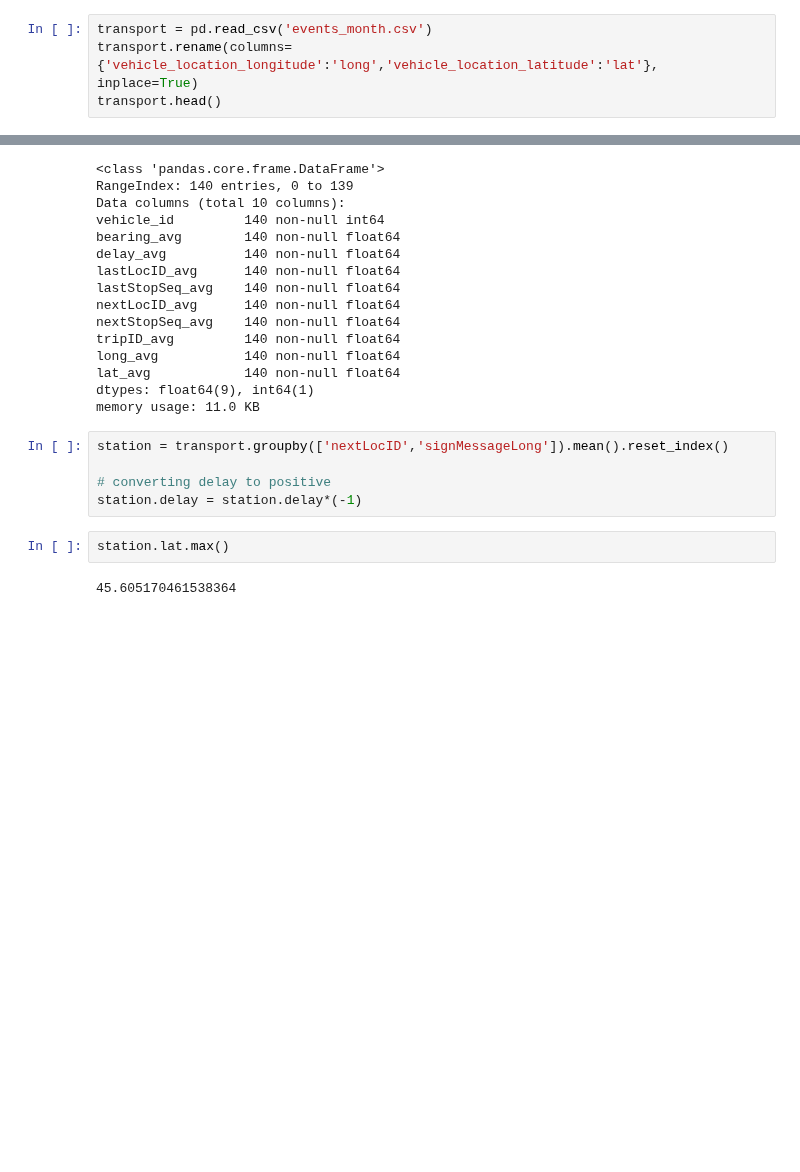
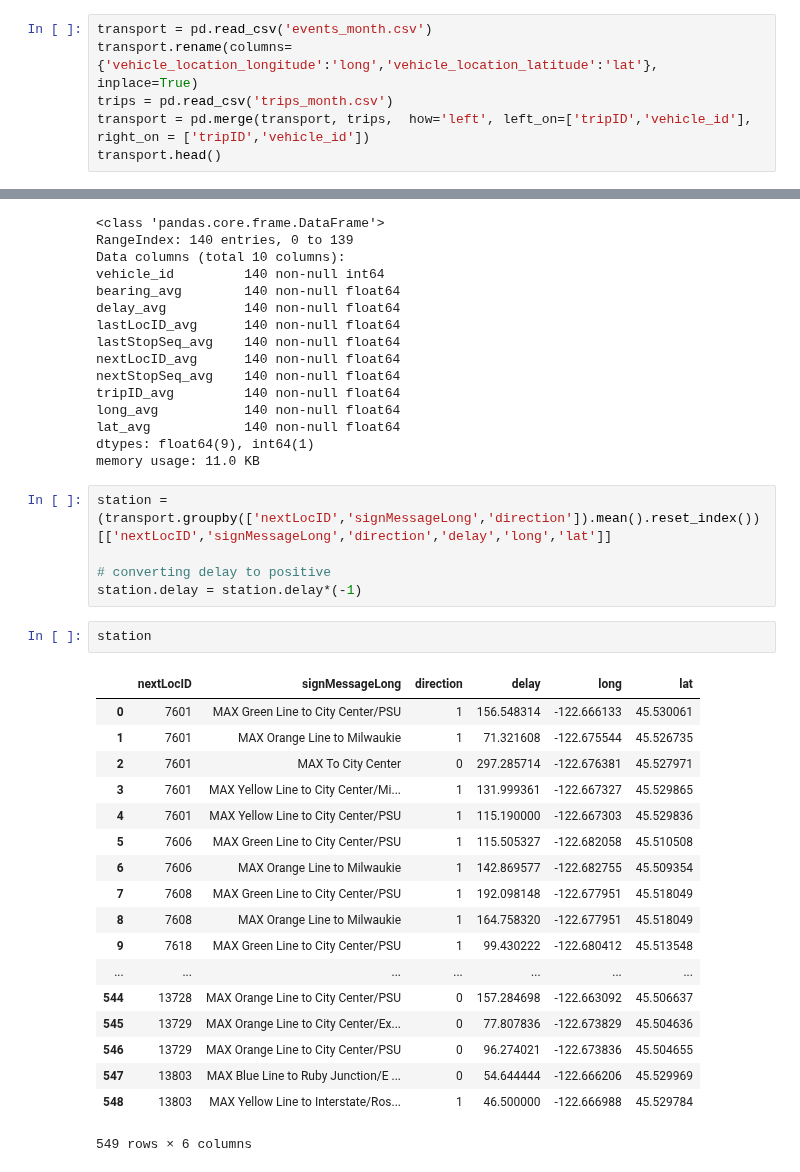
Before and after one commit to kimrharper/data_science_nltk, a Jupyter notebook: transport/station.ipynb, the cells around one changed output, grey strips where cells are left out. Saved outputs shown, nothing was run; the diff lists cells and outputs as text; blank space fills up the shorter version.

Commit message:
merged dfs and started train ride delay visualizations

```diff
--- a/transport/station.ipynb
+++ b/transport/station.ipynb
@@ -5,6 +5,8 @@ import plotly.graph_objs as go
 # %%
 transport = pd.read_csv('events_month.csv')
 transport.rename(columns={'vehicle_location_longitude':'long','vehicle_location_latitude':'lat'}, inplace=True)
+trips = pd.read_csv('trips_month.csv')
+transport = pd.merge(transport, trips,  how='left', left_on=['tripID','vehicle_id'], right_on = ['tripID','vehicle_id'])
 transport.head()
 # %% [output]
 |  | bearing | delay | timestamp | lastLocID | lastStopSeq | nextLocID | nextStopSeq | signMessageLong | tripID | ... |
@@ -83,11 +85,28 @@ lat_avg            140 non-null float64
 dtypes: float64(9), int64(1)
 memory usage: 11.0 KB
 # %%
-station = transport.groupby(['nextLocID','signMessageLong']).mean().reset_index()
+station = (transport.groupby(['nextLocID','signMessageLong','direction']).mean().reset_index())[['nextLocID','signMessageLong','direction','delay','long','lat']]
 
 # converting delay to positive
 station.delay = station.delay*(-1)
 # %%
-station.lat.max()
+station
 # %% [output]
+|  | nextLocID | signMessageLong | direction | delay | long | lat |
+| 0 | 7601 | MAX Green Line to City Center/PSU | 1 | 156.548314 | -122.666133 | 45.530061 |
+| 1 | 7601 | MAX Orange Line to Milwaukie | 1 | 71.321608 | -122.675544 | 45.526735 |
+| 2 | 7601 | MAX To City Center | 0 | 297.285714 | -122.676381 | 45.527971 |
+| 3 | 7601 | MAX Yellow Line to City Center/Mi... | 1 | 131.999361 | -122.667327 | 45.529865 |
+| 4 | 7601 | MAX Yellow Line to City Center/PSU | 1 | 115.190000 | -122.667303 | 45.529836 |
+| 5 | 7606 | MAX Green Line to City Center/PSU | 1 | 115.505327 | -122.682058 | 45.510508 |
+| 6 | 7606 | MAX Orange Line to Milwaukie | 1 | 142.869577 | -122.682755 | 45.509354 |
+| 7 | 7608 | MAX Green Line to City Center/PSU | 1 | 192.098148 | -122.677951 | 45.518049 |
+| 8 | 7608 | MAX Orange Line to Milwaukie | 1 | 164.758320 | -122.677951 | 45.518049 |
+| 9 | 7618 | MAX Green Line to City Center/PSU | 1 | 99.430222 | -122.680412 | 45.513548 |
+| ... | ... | ... | ... | ... | ... | ... |
+| 544 | 13728 | MAX Orange Line to City Center/PSU | 0 | 157.284698 | -122.663092 | 45.506637 |
+| 545 | 13729 | MAX Orange Line to City Center/Ex... | 0 | 77.807836 | -122.673829 | 45.504636 |
+| 546 | 13729 | MAX Orange Line to City Center/PSU | 0 | 96.274021 | -122.673836 | 45.504655 |
+| 547 | 13803 | MAX Blue Line to Ruby Junction/E ... | 0 | 54.644444 | -122.666206 | 45.529969 |
+| 548 | 13803 | MAX Yellow Line to Interstate/Ros... | 1 | 46.500000 | -122.666988 | 45.529784 |
-45.605170461538364
+549 rows × 6 columns
```
Also changed, not shown: parts of 5 cells of this notebook.
